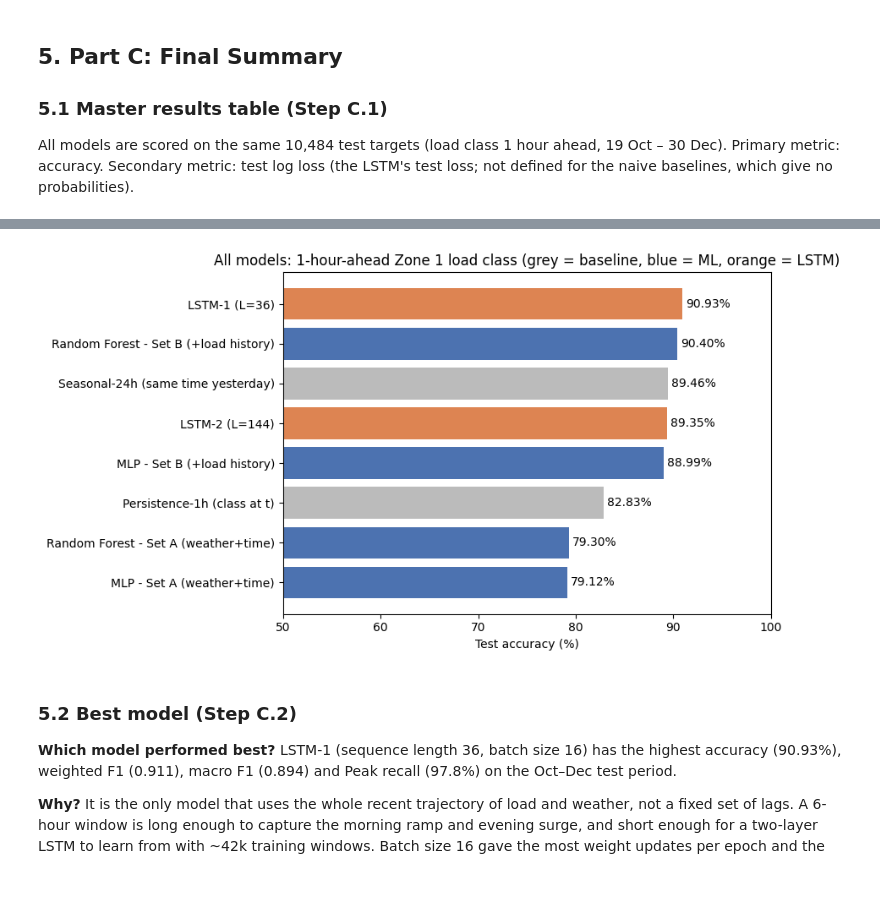
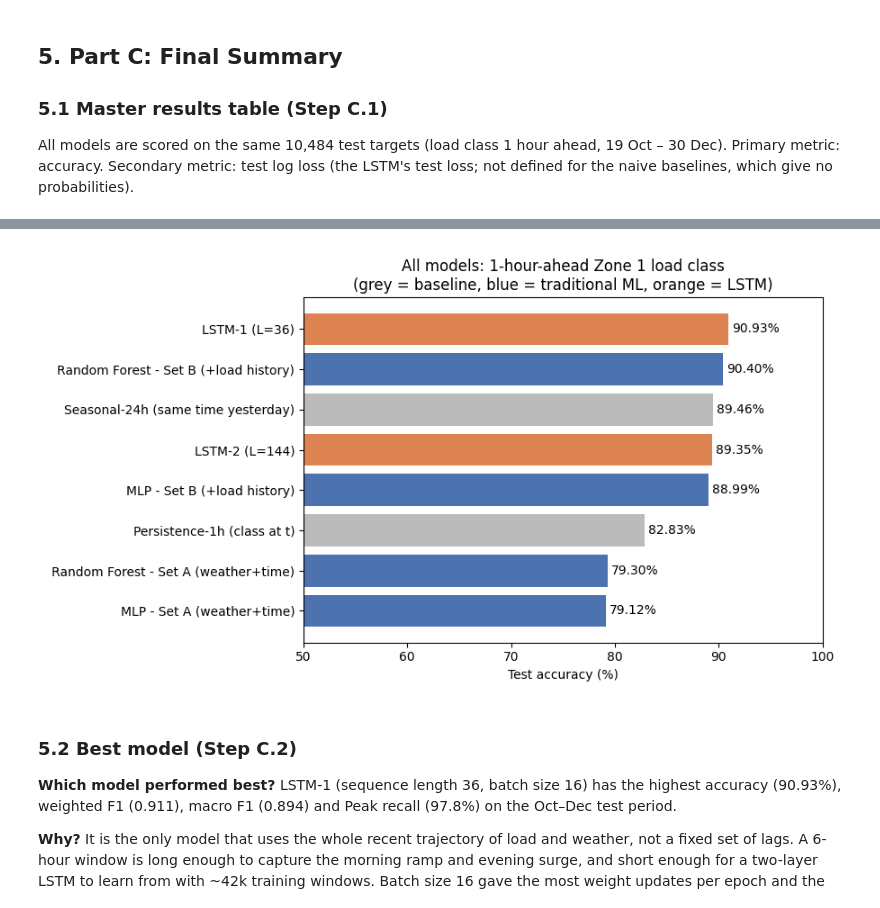
Before and after one commit to 0ceanya/cos40007-AI_Engineering, a Jupyter notebook: portfolio/portfolio-3.ipynb, the cells around one changed output, grey strips where cells are left out. Saved outputs shown, nothing was run; the diff lists cells and outputs as text; code cells hidden in the pictures.

Commit message:
fix(p3): wrap master chart title so it is not clipped

```diff
--- a/portfolio/portfolio-3.ipynb
+++ b/portfolio/portfolio-3.ipynb
@@ -577,29 +577,29 @@ Secondary metric: test log loss (the LSTM's test loss; not defined for the naive
 # %%
 master = pd.DataFrame(results + lstm_results)
 master = master[['Model type', 'Model', 'Accuracy', 'Test log loss', 'Weighted F1', 'Macro F1', 'Peak recall', 'CV accuracy (mean)']]
 master.to_csv('results/p3_master_table.csv', index=False)
 display(master.round(4))
 
 plot_df = master.set_index('Model').sort_values('Accuracy')
 palette = {'Naive baseline': '#BBBBBB', 'Traditional ML': '#4C72B0', 'Deep Learning': '#DD8452'}
 fig, ax = plt.subplots(figsize=(9, 5))
 bars = ax.barh(plot_df.index, plot_df['Accuracy'] * 100, color=plot_df['Model type'].map(palette))
 ax.bar_label(bars, fmt='%.2f%%', padding=3)
 ax.set_xlim(50, 100)
 ax.set_xlabel('Test accuracy (%)')
-ax.set_title('All models: 1-hour-ahead Zone 1 load class (grey = baseline, blue = ML, orange = LSTM)')
+ax.set_title('All models: 1-hour-ahead Zone 1 load class\n(grey = baseline, blue = traditional ML, orange = LSTM)')
 plt.tight_layout(); plt.savefig('figures/p3_master_bar.png', dpi=150); plt.show()
 # %% [output]
 |  | Model type | Model | Accuracy | Test log loss | Weighted F1 | Macro F1 | Peak recall | CV accuracy (mean) |
 | 0 | Naive baseline | Persistence-1h (class at t) | 0.8283 | NaN | 0.8283 | 0.7994 | 0.7115 | NaN |
 | 1 | Naive baseline | Seasonal-24h (same time yesterday) | 0.8946 | NaN | 0.8947 | 0.8879 | 0.8777 | NaN |
 | 2 | Traditional ML | Random Forest - Set A (weather+time) | 0.7930 | 0.6424 | 0.7999 | 0.7780 | 0.8835 | 0.7581 |
 | 3 | Traditional ML | MLP - Set A (weather+time) | 0.7912 | 0.8167 | 0.7942 | 0.7908 | 0.9374 | 0.6920 |
 | 4 | Traditional ML | Random Forest - Set B (+load hist... | 0.9040 | 0.2253 | 0.9062 | 0.8837 | 0.8899 | 0.9029 |
 | 5 | Traditional ML | MLP - Set B (+load history) | 0.8899 | 0.3799 | 0.8930 | 0.8637 | 0.9719 | 0.8621 |
 | 6 | Deep Learning | LSTM-1 (L=36) | 0.9093 | 0.2837 | 0.9109 | 0.8939 | 0.9784 | NaN |
 | 7 | Deep Learning | LSTM-2 (L=144) | 0.8935 | 0.3408 | 0.8958 | 0.8803 | 0.9604 | NaN |
-[figure, old version]
+[figure, new version]
 # %% [markdown]
 ### 5.2 Best model (Step C.2)
 **Which model performed best?** LSTM-1 (sequence length 36, batch size 16) has the highest accuracy (90.93%), weighted F1 (0.911),
```
Also changed, not shown: 1 other file.
